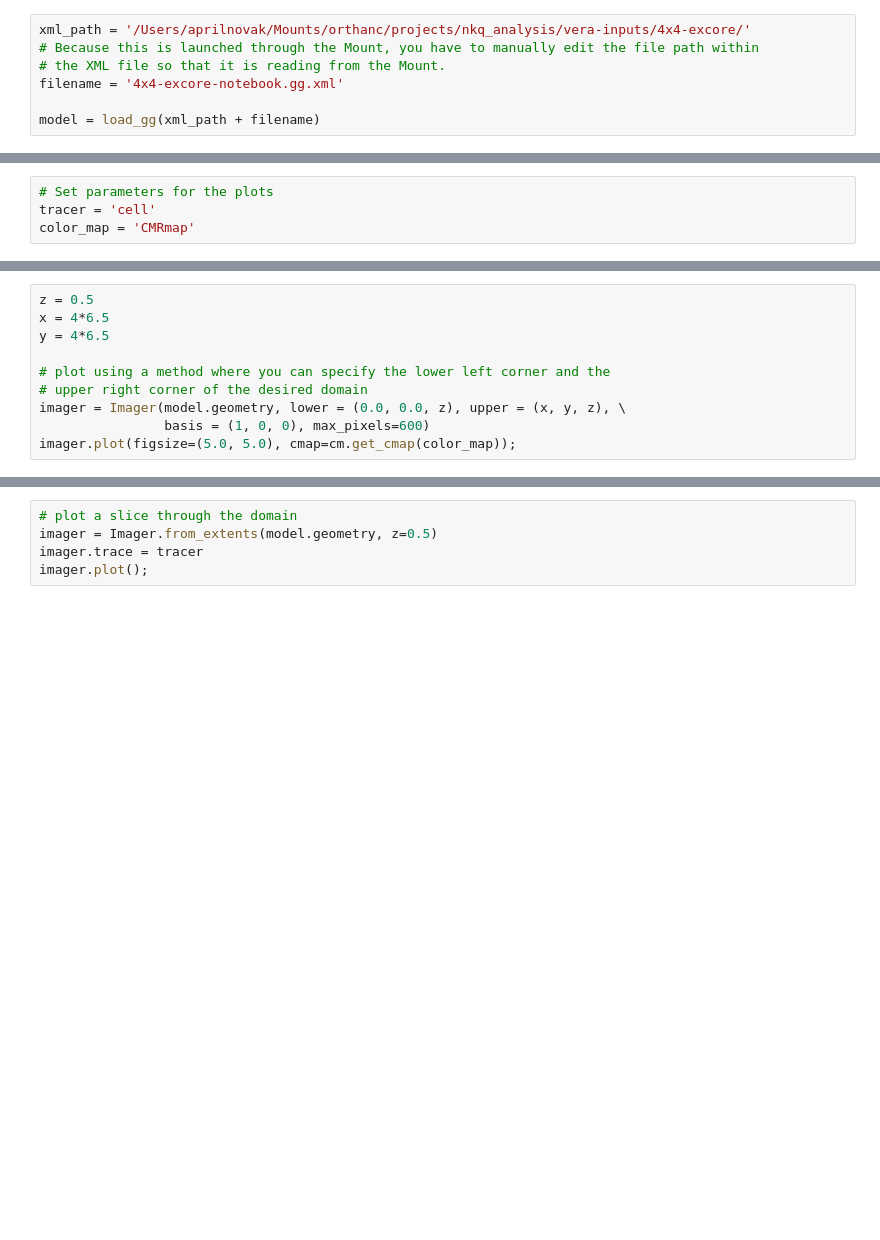
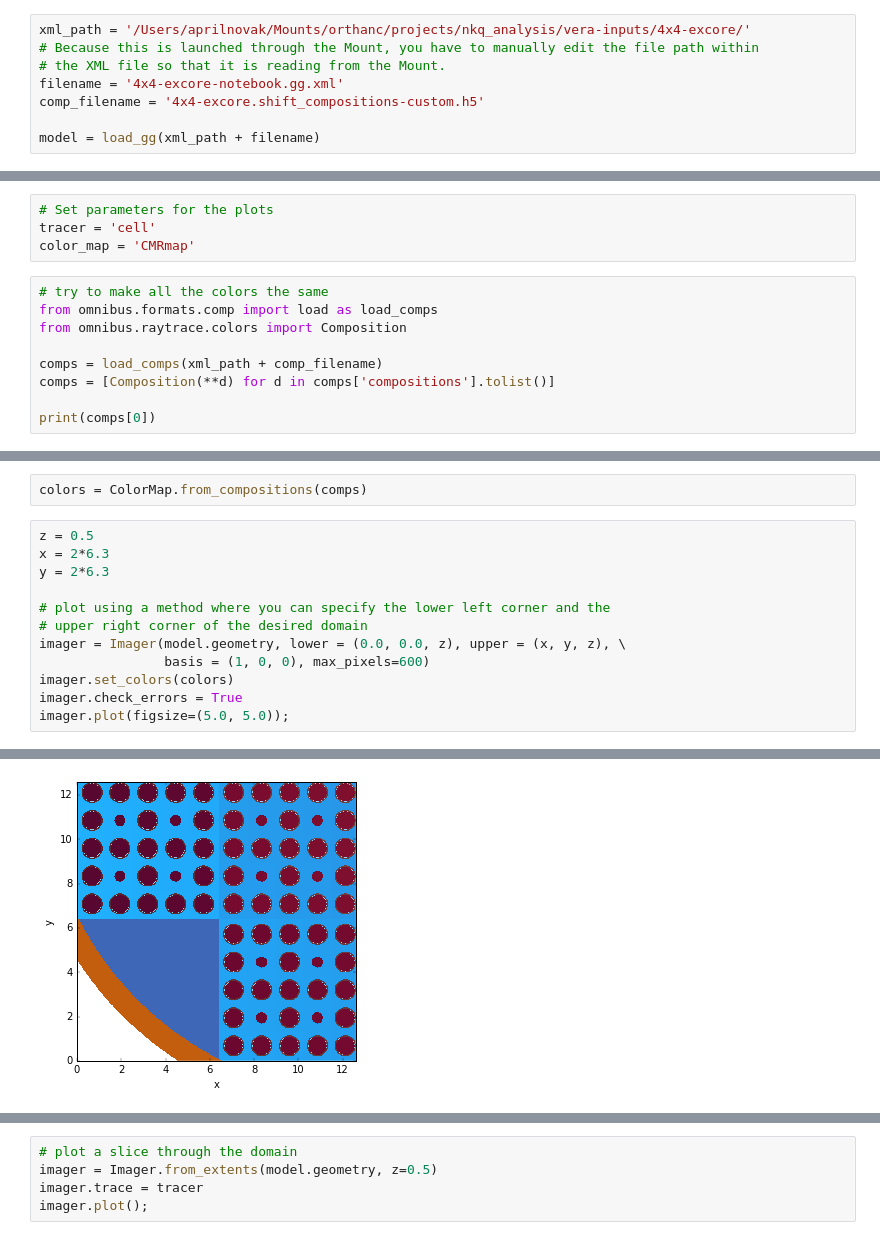
Before and after one commit to aprilnovak/nkq_analysis, a Jupyter notebook: notebooks/visualize-gg.ipynb, the cells around one changed output, grey strips where cells are left out. Cells and saved outputs as stored; diff of their text form; blank space fills up the shorter version.

Commit message:
Added visualization of combined in-core + ex-core.

```diff
--- a/notebooks/visualize-gg.ipynb
+++ b/notebooks/visualize-gg.ipynb
@@ -42,6 +42,7 @@ xml_path = '/Users/aprilnovak/Mounts/orthanc/projects/nkq_analysis/vera-inputs/4
 # Because this is launched through the Mount, you have to manually edit the file path within
 # the XML file so that it is reading from the Mount.
 filename = '4x4-excore-notebook.gg.xml'
+comp_filename = '4x4-excore.shift_compositions-custom.h5'
 
 model = load_gg(xml_path + filename)
 # %%
@@ -51,3 +52,12 @@ description = model.geometry.describe()
 # Set parameters for the plots
 tracer = 'cell'
 color_map = 'CMRmap'
+# %%
+# try to make all the colors the same
+from omnibus.formats.comp import load as load_comps
+from omnibus.raytrace.colors import Composition
+
+comps = load_comps(xml_path + comp_filename)
+comps = [Composition(**d) for d in comps['compositions'].tolist()]
+
+print(comps[0])
@@ -54,11 +85,15 @@ color_map = 'CMRmap'
+# %%
+colors = ColorMap.from_compositions(comps)
 # %%
 z = 0.5
-x = 4*6.5
-y = 4*6.5
+x = 2*6.3
+y = 2*6.3
 
 # plot using a method where you can specify the lower left corner and the
 # upper right corner of the desired domain
 imager = Imager(model.geometry, lower = (0.0, 0.0, z), upper = (x, y, z), \
                 basis = (1, 0, 0), max_pixels=600)
-imager.plot(figsize=(5.0, 5.0), cmap=cm.get_cmap(color_map));
+imager.set_colors(colors)
+imager.check_errors = True
+imager.plot(figsize=(5.0, 5.0));
 # %% [output]
@@ -66,0 +101 @@ RuntimeError: In universe 'reactor'->'core-array'->'pin-array': Could not find t
+[figure, added]
```
Also changed, not shown: parts of 5 cells of this notebook.
